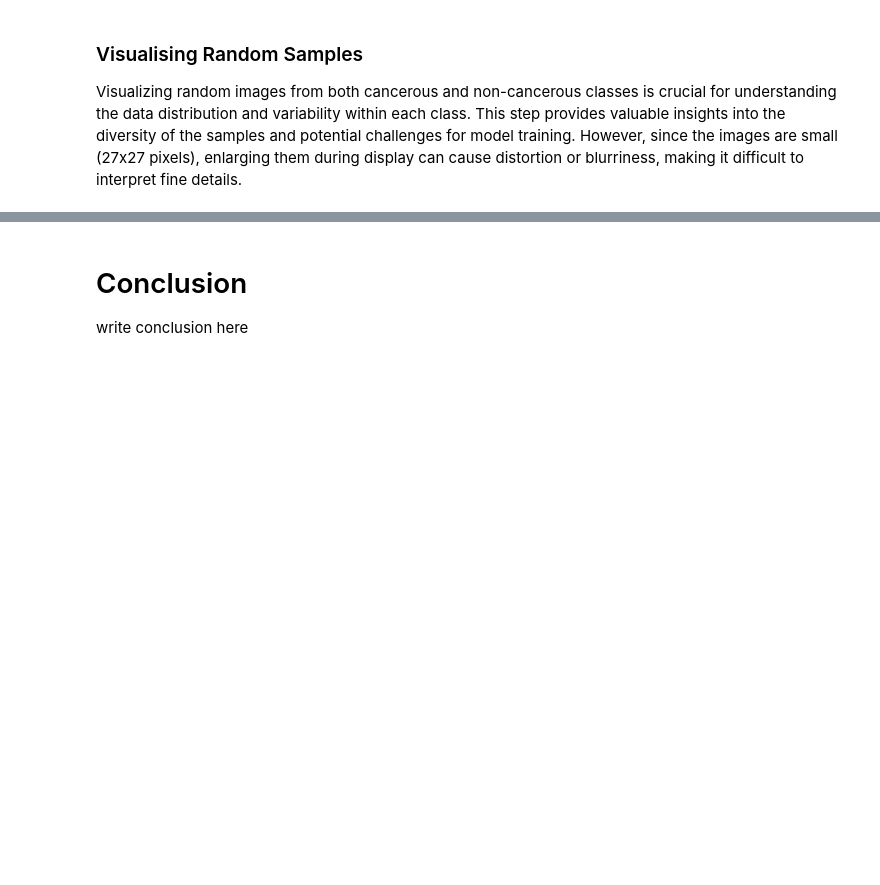
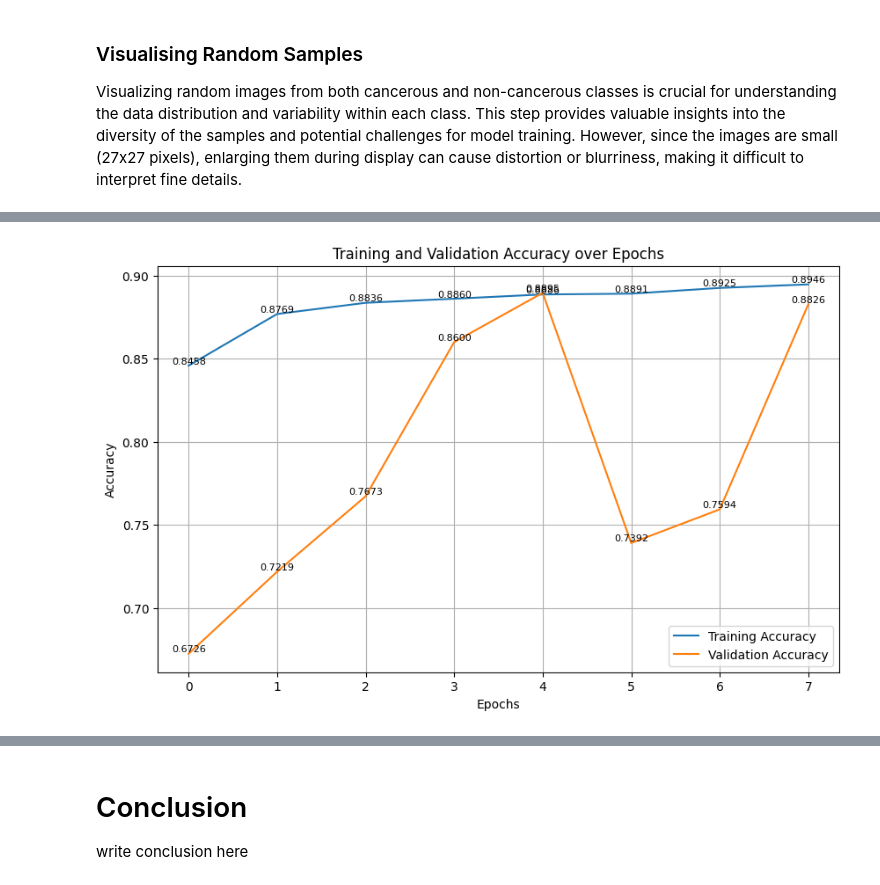
Before and after one commit to spjk1910/MachineLearning_GroupProject, a Jupyter notebook: s4027648_s3975793.ipynb, the cells around one changed output, grey strips where cells are left out. Saved outputs shown, nothing was run; the diff lists cells and outputs as text; code cells hidden in the pictures; blank space fills up the shorter version.

```diff
--- a/s4027648_s3975793.ipynb
+++ b/s4027648_s3975793.ipynb
@@ -757,0 +1107,91 @@ write something here if needed
+# %%
+import matplotlib.pyplot as plt
+
+# Initialize variables to keep track of the best model and parameters
+best_val_acc = 0
+best_model = None
+best_params = {}
+
+# Define hyperparameter search space using ranges
+dropout_options = np.round(np.linspace(0.2, 0.6, num=5), 2).tolist()  # [0.2, 0.3, 0.4, 0.5, 0.6]
+dense_units_options = [2 ** i for i in range(5, 10)]  # [32, 64, 128, 256, 512]
+base_filters = [32, 64, 128]
+conv_filters = [(f1, f2) for f1 in base_filters for f2 in base_filters if f2 > f1]  # [(32, 64), (32, 128), (64, 128)]
+
+# Grid search over all combinations of dropout, dense units, and convolution filters
+for dropout_rate in dropout_options:
+    for dense_units in dense_units_options:
+        for filters in conv_filters:
+            print(f"Training model with dropout={dropout_rate}, dense_units={dense_units}, filters={filters}")
+
+            # Build CNN model with current hyperparameters
+            model = tf.keras.Sequential([
+                tf.keras.layers.Conv2D(filters[0], (3, 3), activation='relu', input_shape=(27, 27, 3)),  # Assuming image size is 27x27
+                tf.keras.layers.BatchNormalization(),
+                tf.keras.layers.MaxPooling2D(),
+
+                tf.keras.layers.Conv2D(filters[1], (3, 3), activation='relu'),
+                tf.keras.layers.BatchNormalization(),
+                tf.keras.layers.MaxPooling2D(),
+                tf.keras.layers.Dropout(dropout_rate),
+
+                tf.keras.layers.Flatten(),
+                tf.keras.layers.Dense(dense_units, activation='relu'),
+                tf.keras.layers.Dropout(dropout_rate),
+                tf.keras.layers.Dense(1, activation='sigmoid')  # Binary classification
+            ])
+
+            # Compile model
+            model.compile(optimizer='adam', loss='binary_crossentropy', metrics=['accuracy'])
+
+            # Train model with early stopping to avoid overfitting
+            trainCNN = model.fit(
+                xTrain,                  # Training image data (numpy array of shape [num_samples, 27, 27, 3])
+                yTrain,                  # Corresponding labels (0 or 1)
+                epochs=20,               # Number of full passes through the training data
+                batch_size=32,           # Number of samples processed before weights are updated
+                validation_data=(xValidation, yValidation),  # Validation data for monitoring
+                callbacks=[
+                    tf.keras.callbacks.EarlyStopping(patience=3, restore_best_weights=True)  # EarlyStopping to prevent overfitting
+                ],
+                verbose=1  # Set to 1 for progress output
+            )
+
+            # Record the highest validation accuracy achieved in this run
+            val_acc = max(trainCNN.history['val_accuracy'])
+            print(f"Validation Accuracy: {val_acc:.4f}")
+
+            # Save best model and hyperparameters if current model performs better
+            if val_acc > best_val_acc:
+                best_val_acc = val_acc
+                best_model = model
+                best_params = {
+                    'dropout': dropout_rate,
+                    'dense_units': dense_units,
+                    'filters': filters
+                }
+
+# Output the best configuration found
+print("\nBest Hyperparameters:")
+print(best_params)
+print(f"Best Validation Accuracy: {best_val_acc:.4f}")
+
+# Plotting training and validation accuracy
+plt.figure(figsize=(10, 6))
+plt.plot(trainCNN.history['accuracy'], label='Training Accuracy')
+plt.plot(trainCNN.history['val_accuracy'], label='Validation Accuracy')
+plt.title('Training and Validation Accuracy over Epochs')
+plt.xlabel('Epochs')
+plt.ylabel('Accuracy')
+
+# Annotate accuracy values on the plot
+for i, acc in enumerate(trainCNN.history['accuracy']):
+    plt.text(i, acc, f'{acc:.4f}', ha='center', va='bottom', fontsize=8)
+
+for i, acc in enumerate(trainCNN.history['val_accuracy']):
+    plt.text(i, acc, f'{acc:.4f}', ha='center', va='bottom', fontsize=8)
+
+plt.legend()
+plt.grid(True)
+plt.show()
+# %% [output]
@@ -757,0 +1216 @@ write something here if needed
+[figure, added]
```
Also changed, not shown: parts of 18 cells of this notebook.
